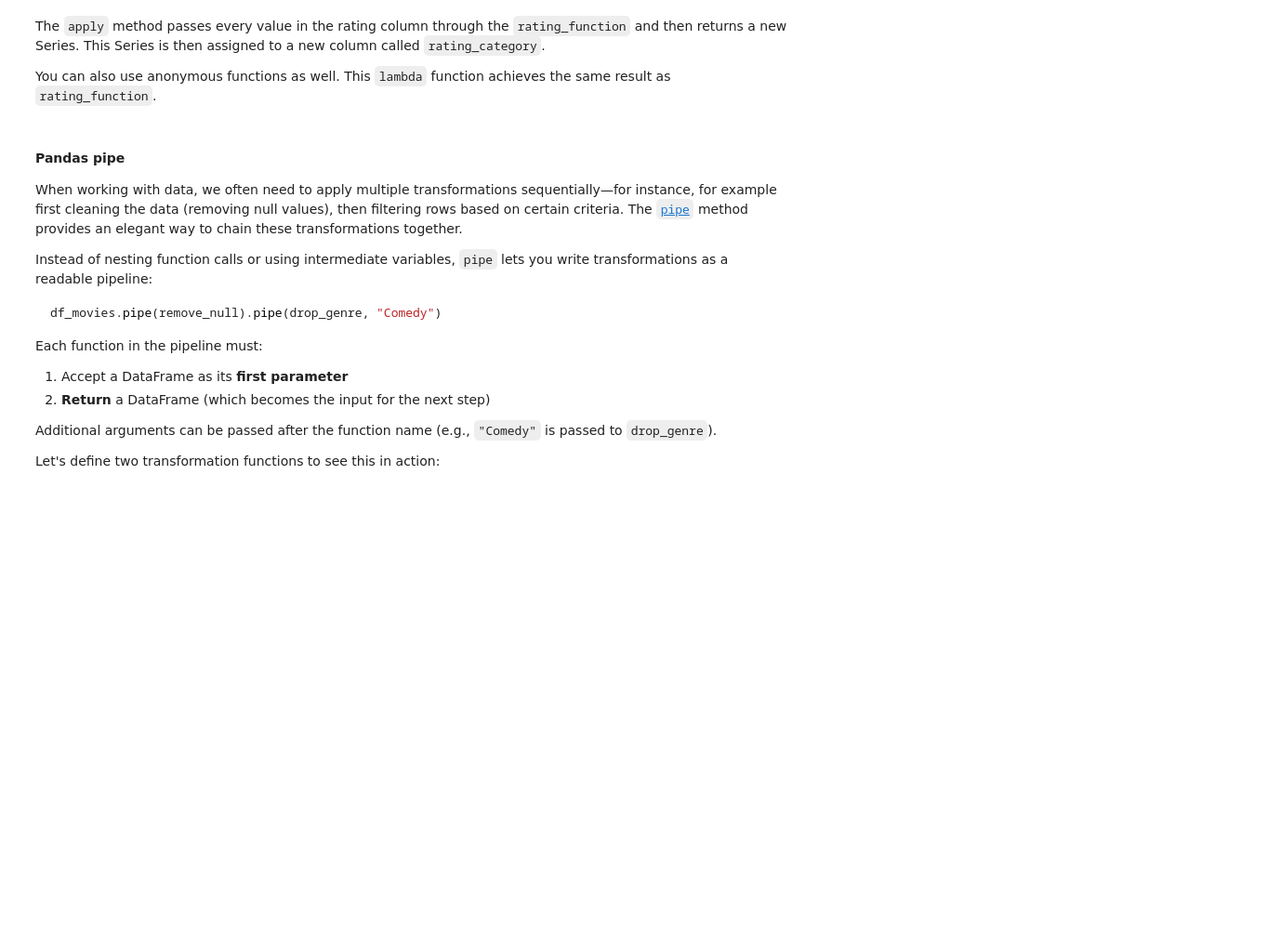
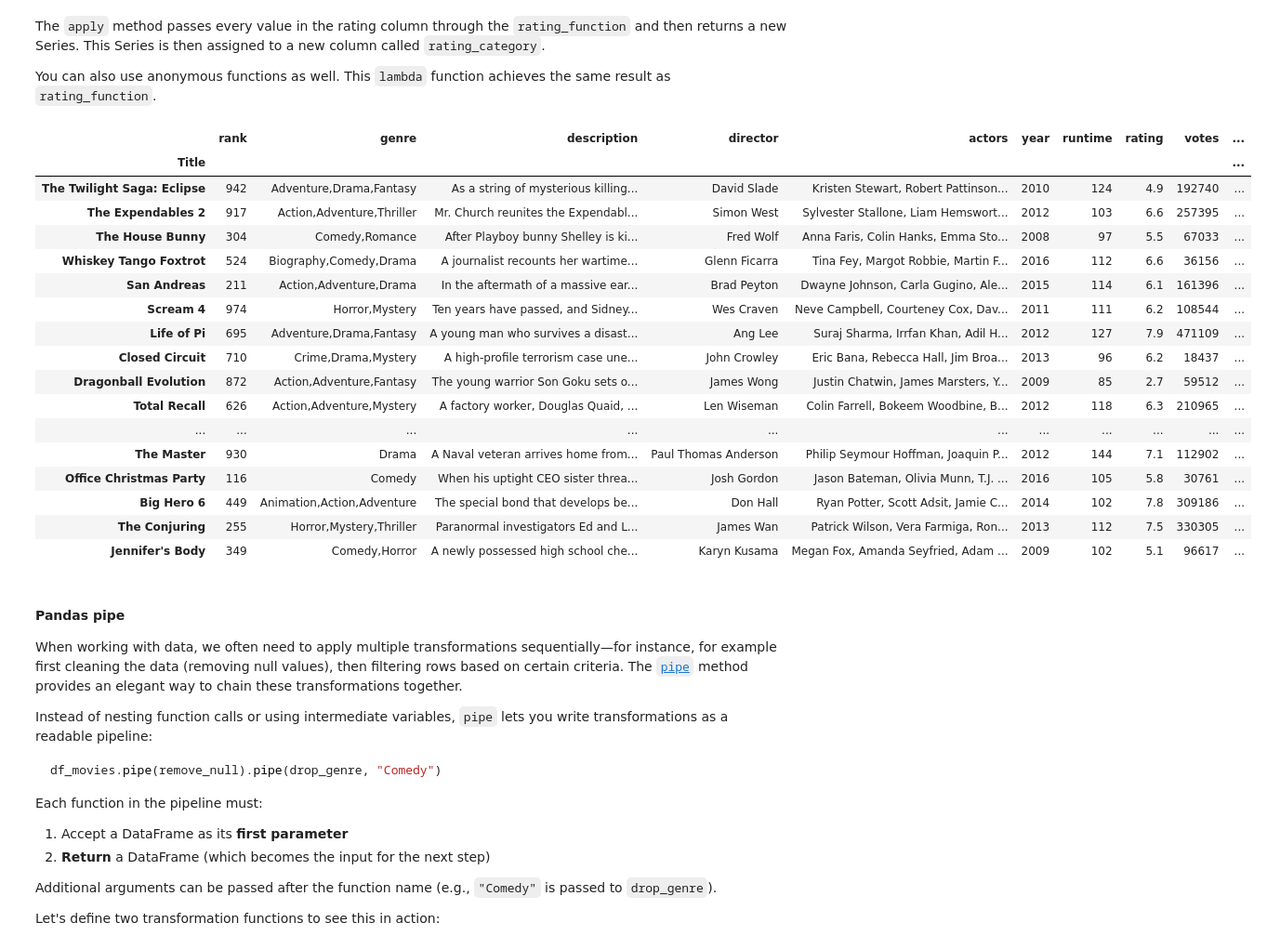
Before and after one commit to Lenakeiz/ICN_Programming_Course, a Jupyter notebook: week_7/week_7.ipynb, the cells around one changed output. Shown at 93% size. Cells and saved outputs as stored; diff of their text form; code cells hidden in the pictures; blank space fills up the shorter version.

```diff
--- a/week_7/week_7.ipynb
+++ b/week_7/week_7.ipynb
@@ -1253,6 +844,9 @@ def rating_function(x, value):
         return "good"
     else:
         return "bad"
+
+df_movies["rating_category"] = df_movies["rating"].apply(rating_function, value = 8.0)
+df_movies.sample(15)
 # %% [markdown]
 Now we want to send the entire rating column through this function, which is what `apply` does.
 This operation is _vectorised_ so taking advantage of the pandas structures, it is more efficient than an explicit for loop.
@@ -1267,9 +879,27 @@ You can also use anonymous functions as well. This `lambda` function achieves th
 # %%
 my_lambada = lambda x: 'good' if x >= 8.0 else 'bad' # check if you can input to the lambda expression
 
-df_movies["rating_category"] = df_movies["rating"].apply(
-    my_lambada)
+df_movies["rating_category"] = df_movies["rating"].apply(my_lambada)
 df_movies.sample(20)
+# %% [output]
+|  | rank | genre | description | director | actors | year | runtime | rating | votes | ... |
+| Title |  |  |  |  |  |  |  |  |  | ... |
+| The Twilight Saga: Eclipse | 942 | Adventure,Drama,Fantasy | As a string of mysterious killing... | David Slade | Kristen Stewart, Robert Pattinson... | 2010 | 124 | 4.9 | 192740 | ... |
+| The Expendables 2 | 917 | Action,Adventure,Thriller | Mr. Church reunites the Expendabl... | Simon West | Sylvester Stallone, Liam Hemswort... | 2012 | 103 | 6.6 | 257395 | ... |
+| The House Bunny | 304 | Comedy,Romance | After Playboy bunny Shelley is ki... | Fred Wolf | Anna Faris, Colin Hanks, Emma Sto... | 2008 | 97 | 5.5 | 67033 | ... |
+| Whiskey Tango Foxtrot | 524 | Biography,Comedy,Drama | A journalist recounts her wartime... | Glenn Ficarra | Tina Fey, Margot Robbie, Martin F... | 2016 | 112 | 6.6 | 36156 | ... |
+| San Andreas | 211 | Action,Adventure,Drama | In the aftermath of a massive ear... | Brad Peyton | Dwayne Johnson, Carla Gugino, Ale... | 2015 | 114 | 6.1 | 161396 | ... |
+| Scream 4 | 974 | Horror,Mystery | Ten years have passed, and Sidney... | Wes Craven | Neve Campbell, Courteney Cox, Dav... | 2011 | 111 | 6.2 | 108544 | ... |
+| Life of Pi | 695 | Adventure,Drama,Fantasy | A young man who survives a disast... | Ang Lee | Suraj Sharma, Irrfan Khan, Adil H... | 2012 | 127 | 7.9 | 471109 | ... |
+| Closed Circuit | 710 | Crime,Drama,Mystery | A high-profile terrorism case une... | John Crowley | Eric Bana, Rebecca Hall, Jim Broa... | 2013 | 96 | 6.2 | 18437 | ... |
+| Dragonball Evolution | 872 | Action,Adventure,Fantasy | The young warrior Son Goku sets o... | James Wong | Justin Chatwin, James Marsters, Y... | 2009 | 85 | 2.7 | 59512 | ... |
+| Total Recall | 626 | Action,Adventure,Mystery | A factory worker, Douglas Quaid, ... | Len Wiseman | Colin Farrell, Bokeem Woodbine, B... | 2012 | 118 | 6.3 | 210965 | ... |
+| ... | ... | ... | ... | ... | ... | ... | ... | ... | ... | ... |
+| The Master | 930 | Drama | A Naval veteran arrives home from... | Paul Thomas Anderson | Philip Seymour Hoffman, Joaquin P... | 2012 | 144 | 7.1 | 112902 | ... |
+| Office Christmas Party | 116 | Comedy | When his uptight CEO sister threa... | Josh Gordon | Jason Bateman, Olivia Munn, T.J. ... | 2016 | 105 | 5.8 | 30761 | ... |
+| Big Hero 6 | 449 | Animation,Action,Adventure | The special bond that develops be... | Don Hall | Ryan Potter, Scott Adsit, Jamie C... | 2014 | 102 | 7.8 | 309186 | ... |
+| The Conjuring | 255 | Horror,Mystery,Thriller | Paranormal investigators Ed and L... | James Wan | Patrick Wilson, Vera Farmiga, Ron... | 2013 | 112 | 7.5 | 330305 | ... |
+| Jennifer's Body | 349 | Comedy,Horror | A newly possessed high school che... | Karyn Kusama | Megan Fox, Amanda Seyfried, Adam ... | 2009 | 102 | 5.1 | 96617 | ... |
 # %% [markdown]
 #### Pandas pipe
 
```
Also changed, not shown: parts of 49 cells of this notebook, 3 other files.
